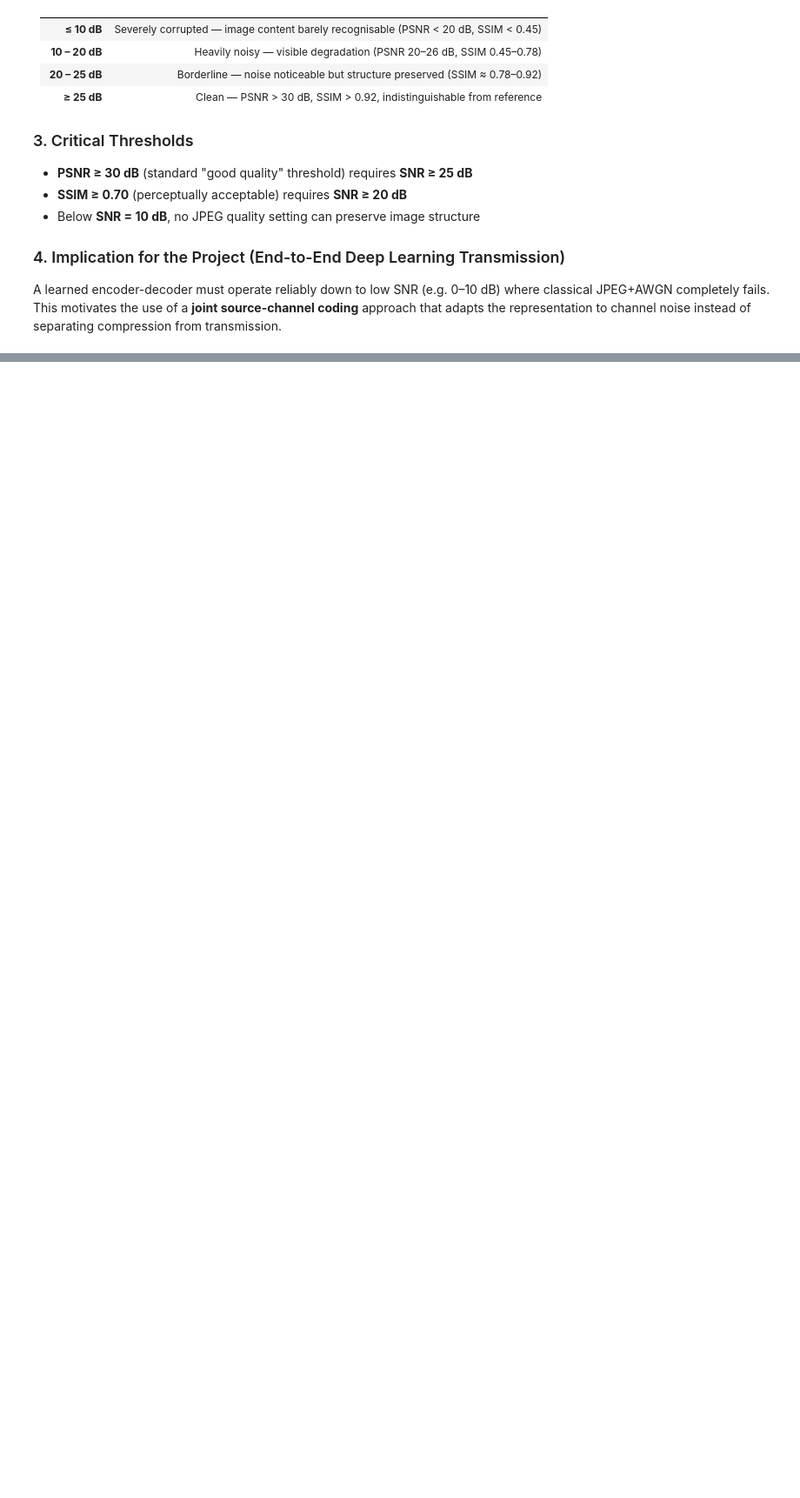
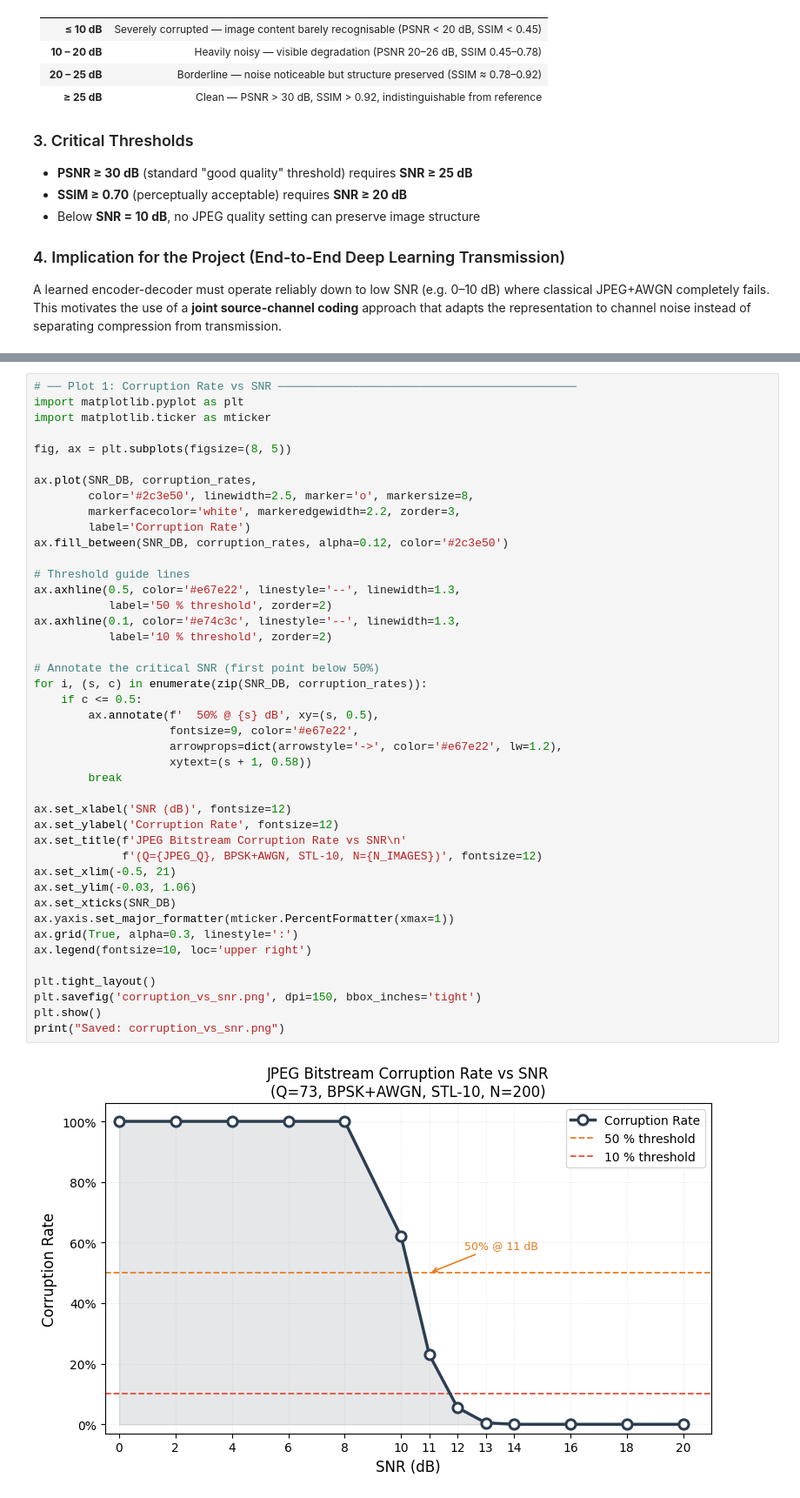
Before and after one commit to Lolmantran/ToR-2026, a Jupyter notebook: main.ipynb, the cells around one changed output, grey strips where cells are left out. Shown at 87% size. Saved outputs shown, nothing was run; the diff lists cells and outputs as text; blank space fills up the shorter version.

Commit message:
Add JPEG bitstream AWGN experiment (Q=73, corruption rate + PSNR vs SNR)

```diff
--- a/main.ipynb
+++ b/main.ipynb
@@ -258,0 +411,45 @@ A learned encoder-decoder must operate reliably down to low SNR (e.g. 0–10 dB)
+# %%
+# ── Plot 1: Corruption Rate vs SNR ────────────────────────────────────────────
+import matplotlib.pyplot as plt
+import matplotlib.ticker as mticker
+
+fig, ax = plt.subplots(figsize=(8, 5))
+
+ax.plot(SNR_DB, corruption_rates,
+        color='#2c3e50', linewidth=2.5, marker='o', markersize=8,
+        markerfacecolor='white', markeredgewidth=2.2, zorder=3,
+        label='Corruption Rate')
+ax.fill_between(SNR_DB, corruption_rates, alpha=0.12, color='#2c3e50')
+
+# Threshold guide lines
+ax.axhline(0.5, color='#e67e22', linestyle='--', linewidth=1.3,
+           label='50 % threshold', zorder=2)
+ax.axhline(0.1, color='#e74c3c', linestyle='--', linewidth=1.3,
+           label='10 % threshold', zorder=2)
+
+# Annotate the critical SNR (first point below 50%)
+for i, (s, c) in enumerate(zip(SNR_DB, corruption_rates)):
+    if c <= 0.5:
+        ax.annotate(f'  50% @ {s} dB', xy=(s, 0.5),
+                    fontsize=9, color='#e67e22',
+                    arrowprops=dict(arrowstyle='->', color='#e67e22', lw=1.2),
+                    xytext=(s + 1, 0.58))
+        break
+
+ax.set_xlabel('SNR (dB)', fontsize=12)
+ax.set_ylabel('Corruption Rate', fontsize=12)
+ax.set_title(f'JPEG Bitstream Corruption Rate vs SNR\n'
+             f'(Q={JPEG_Q}, BPSK+AWGN, STL-10, N={N_IMAGES})', fontsize=12)
+ax.set_xlim(-0.5, 21)
+ax.set_ylim(-0.03, 1.06)
+ax.set_xticks(SNR_DB)
+ax.yaxis.set_major_formatter(mticker.PercentFormatter(xmax=1))
+ax.grid(True, alpha=0.3, linestyle=':')
+ax.legend(fontsize=10, loc='upper right')
+
+plt.tight_layout()
+plt.savefig('corruption_vs_snr.png', dpi=150, bbox_inches='tight')
+plt.show()
+print("Saved: corruption_vs_snr.png")
+# %% [output]
+[figure, added]
```
Also changed, not shown: parts of 5 cells of this notebook, 1 other file.
